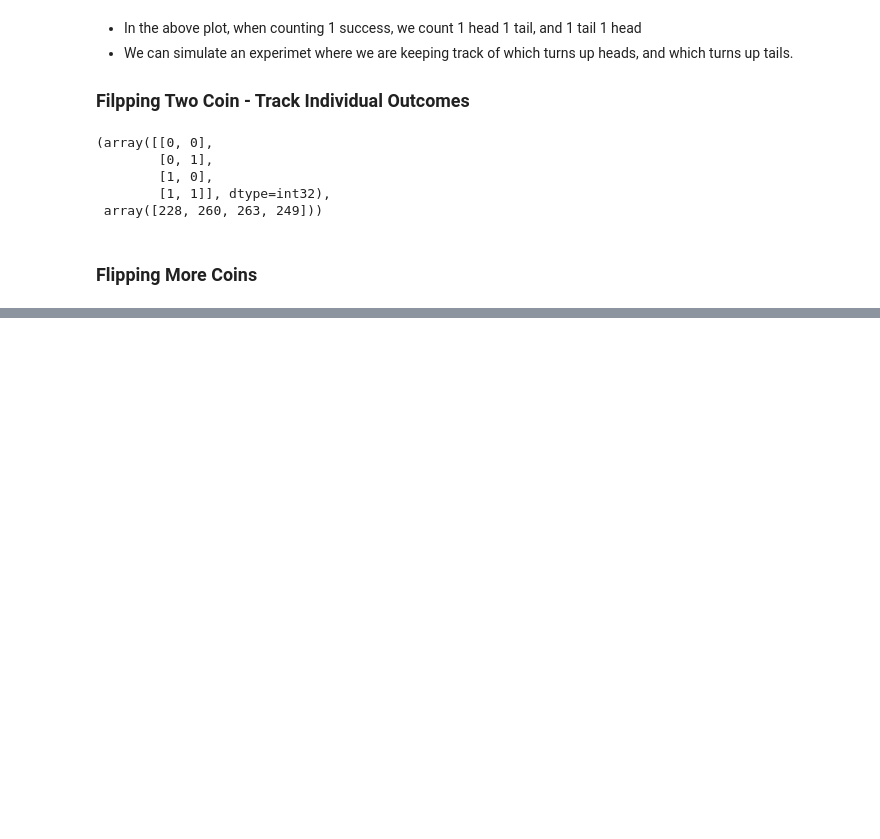
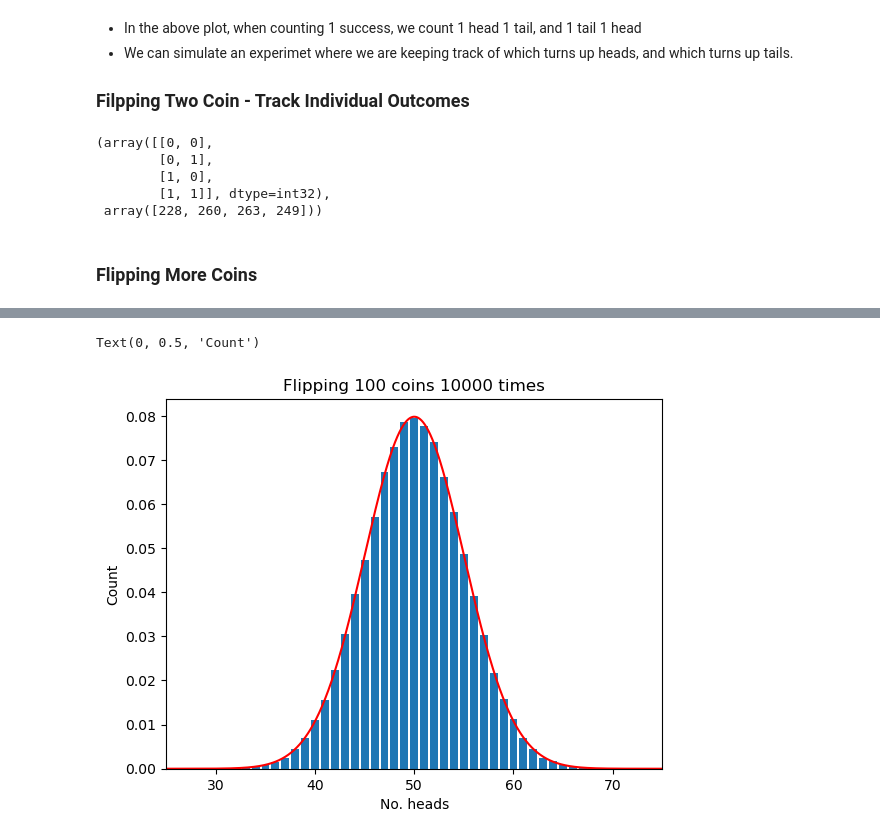
Before and after one commit to a-o-connor/applied_statistics_assessment, a Jupyter notebook: roughwork/applied_stats_notes.ipynb, the cells around one changed output, grey strips where cells are left out. Cells and saved outputs as stored; diff of their text form; code cells hidden in the pictures; blank space fills up the shorter version.

```diff
--- a/roughwork/applied_stats_notes.ipynb
+++ b/roughwork/applied_stats_notes.ipynb
@@ -227,0 +271,16 @@ $$
+# %%
+x = np.linspace(0,100,10001) #create a range of x values to run the pdf function on
+mu=np.mean(uniques)
+sigma=np.std(uniques)
+y = pdf(x, mu, 5)
+# Create a blank plot.
+fig, ax = plt.subplots()
+ax.bar(uniques, counts/100000)
+ax.plot(x, y, "r")
+ax.set_xlim(25,75)
+ax.set_title('Flipping 100 coins 10000 times')
+ax.set_xlabel('No. heads')
+ax.set_ylabel('Count')
+# %% [output]
+Text(0, 0.5, 'Count')
+[figure, added]
```
Also changed, not shown: parts of 7 cells of this notebook.
